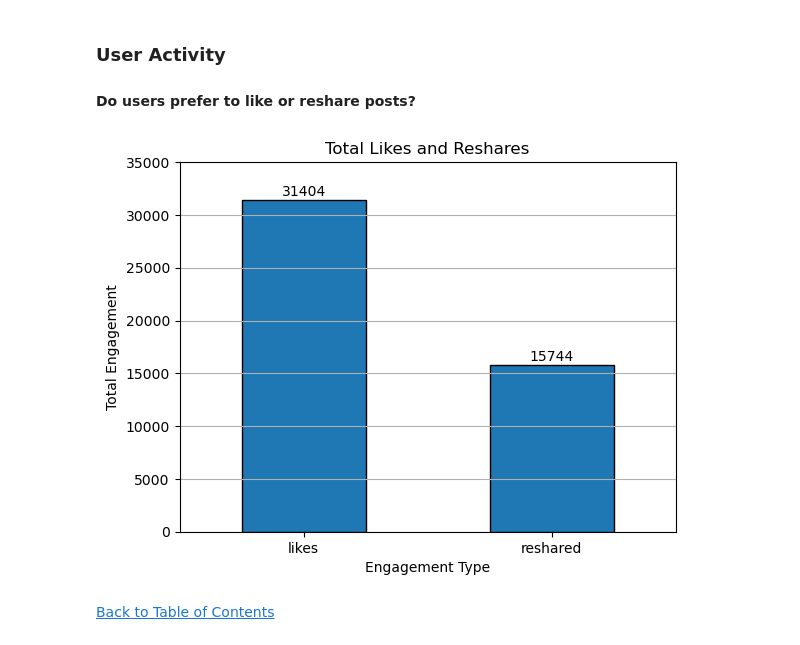
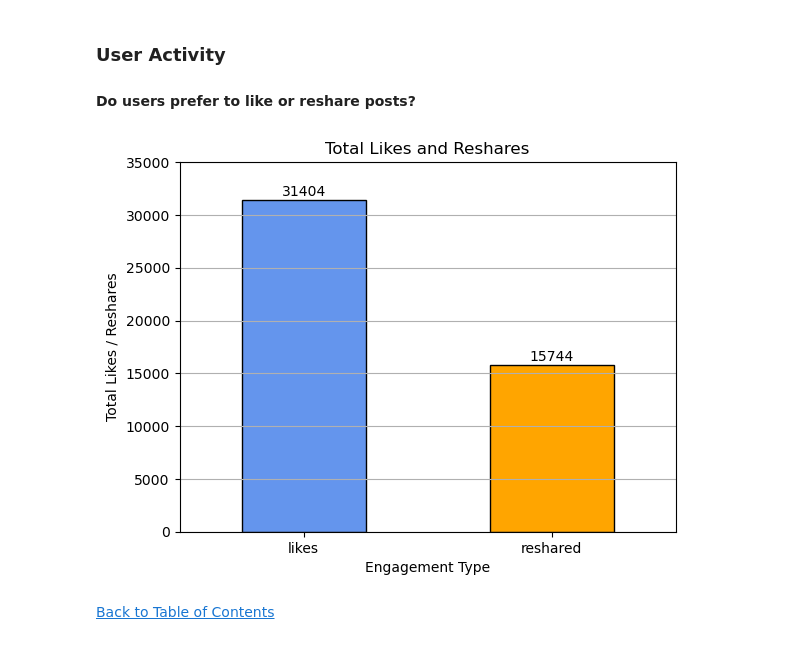
Before and after one commit to jasondo-da/Social_Media_Analysis, a Jupyter notebook: social_media_sentiments_analysis.ipynb, the cells around one changed output. Drawn from its saved outputs; the diff is of its cells as text; code cells hidden in the pictures.

```diff
--- a/social_media_sentiments_analysis.ipynb
+++ b/social_media_sentiments_analysis.ipynb
@@ -879,29 +884,30 @@ plt.show()
 # %%
 # Creating a bar plot with total likes and reshares
 sum_engagement = sm.agg({'likes': 'sum',
                          'reshared': 'sum'}).plot(kind='bar',
+                                                  color=['cornflowerblue', 'orange'],
                                                   edgecolor='black')
 
 for rect in sum_engagement.patches:
     y_value = rect.get_height()
     x_value = rect.get_x() + rect.get_width() / 2
     space = 1
     label = '{:.0f}'.format(y_value)
     sum_engagement.annotate(label, (x_value, y_value), xytext=(0, space), textcoords='offset points', ha='center', va='bottom')
 
 plt.title('Total Likes and Reshares')
 plt.xlabel('Engagement Type')
 plt.xticks(rotation=360)
-plt.ylabel('Total Engagement')
+plt.ylabel('Total Likes / Reshares')
 plt.ylim([0, 35000])
 
 plt.grid(axis='y')
 plt.show()
 
 # Overall, posts tend to be liked more than shared by most social media users. Generally,
 # for every two likes on a post, one person reshares the post indicating that reshares are more scarce than likes.
 # %% [output]
-[figure, old version]
+[figure, new version]
 # %% [markdown]
 [Back to Table of Contents](#back)
 # %% [markdown]
```
Also changed, not shown: parts of 20 cells of this notebook.
